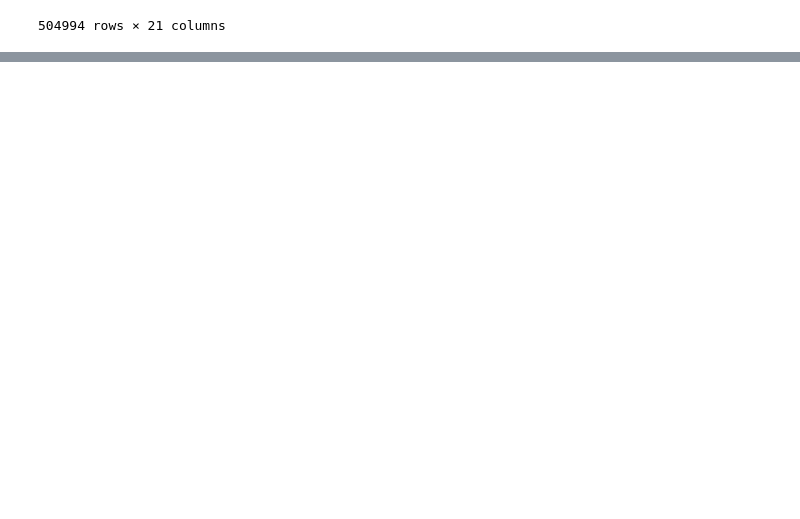
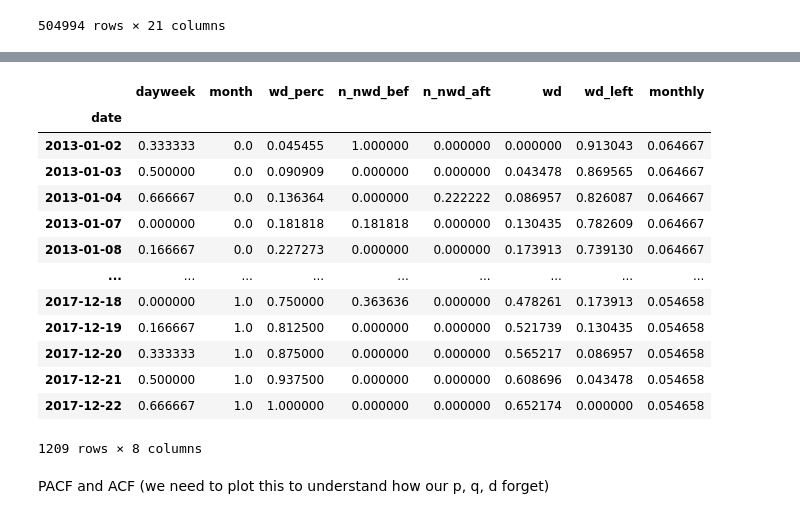
Before and after one commit to debsankarde/Novartis-datathon-2023, a Jupyter notebook: data_submission/eda.ipynb, the cells around one changed output, grey strips where cells are left out. Cells and saved outputs as stored; diff of their text form; code cells hidden in the pictures; blank space fills up the shorter version.

```diff
--- a/data_submission/eda.ipynb
+++ b/data_submission/eda.ipynb
@@ -605,0 +697,31 @@ df[df.isnull().any(axis=1)]
+# %%
+#group_df.set_index('date', inplace=True)
+group_df_train = group_df[:'2017-12-22']
+group_df_test = group_df['2018-01-02':]
+# %%
+# Selecting the target and exogenous variables
+endog_train = group_df_train['phase']
+col1= ['dayweek', 'month', 'wd_perc', 'hospital_rate', 'n_nwd_bef', 'n_nwd_aft', 'n_weekday_0', 'n_weekday_1', 'n_weekday_2', 'n_weekday_3', 'n_weekday_4', 'wd', 'wd_left', 'monthly']
+col2= ['dayweek', 'month', 'wd_perc', 'n_nwd_bef', 'n_nwd_aft', 'wd', 'wd_left', 'monthly']
+exog_train = group_df_train[col2]
+endog_test = group_df_test['phase']
+exog_test = group_df_test[col2]
+# %%
+exog_train
+# %% [output]
+|  | dayweek | month | wd_perc | n_nwd_bef | n_nwd_aft | wd | wd_left | monthly |
+| date |  |  |  |  |  |  |  |  |
+| 2013-01-02 | 0.333333 | 0.0 | 0.045455 | 1.000000 | 0.000000 | 0.000000 | 0.913043 | 0.064667 |
+| 2013-01-03 | 0.500000 | 0.0 | 0.090909 | 0.000000 | 0.000000 | 0.043478 | 0.869565 | 0.064667 |
+| 2013-01-04 | 0.666667 | 0.0 | 0.136364 | 0.000000 | 0.222222 | 0.086957 | 0.826087 | 0.064667 |
+| 2013-01-07 | 0.000000 | 0.0 | 0.181818 | 0.181818 | 0.000000 | 0.130435 | 0.782609 | 0.064667 |
+| 2013-01-08 | 0.166667 | 0.0 | 0.227273 | 0.000000 | 0.000000 | 0.173913 | 0.739130 | 0.064667 |
+| ... | ... | ... | ... | ... | ... | ... | ... | ... |
+| 2017-12-18 | 0.000000 | 1.0 | 0.750000 | 0.363636 | 0.000000 | 0.478261 | 0.173913 | 0.054658 |
+| 2017-12-19 | 0.166667 | 1.0 | 0.812500 | 0.000000 | 0.000000 | 0.521739 | 0.130435 | 0.054658 |
+| 2017-12-20 | 0.333333 | 1.0 | 0.875000 | 0.000000 | 0.000000 | 0.565217 | 0.086957 | 0.054658 |
+| 2017-12-21 | 0.500000 | 1.0 | 0.937500 | 0.000000 | 0.000000 | 0.608696 | 0.043478 | 0.054658 |
+| 2017-12-22 | 0.666667 | 1.0 | 1.000000 | 0.000000 | 0.000000 | 0.652174 | 0.000000 | 0.054658 |
+1209 rows × 8 columns
+# %% [markdown]
+PACF and ACF (we need to plot this to understand how our p, q, d forget)
```
Also changed, not shown: parts of 10 cells of this notebook.
